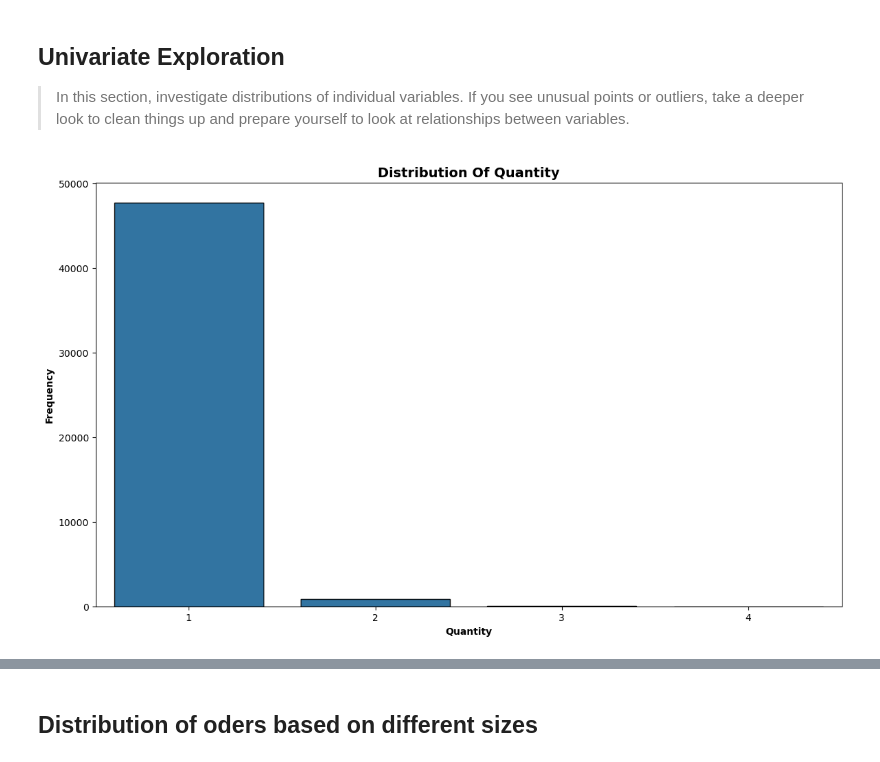
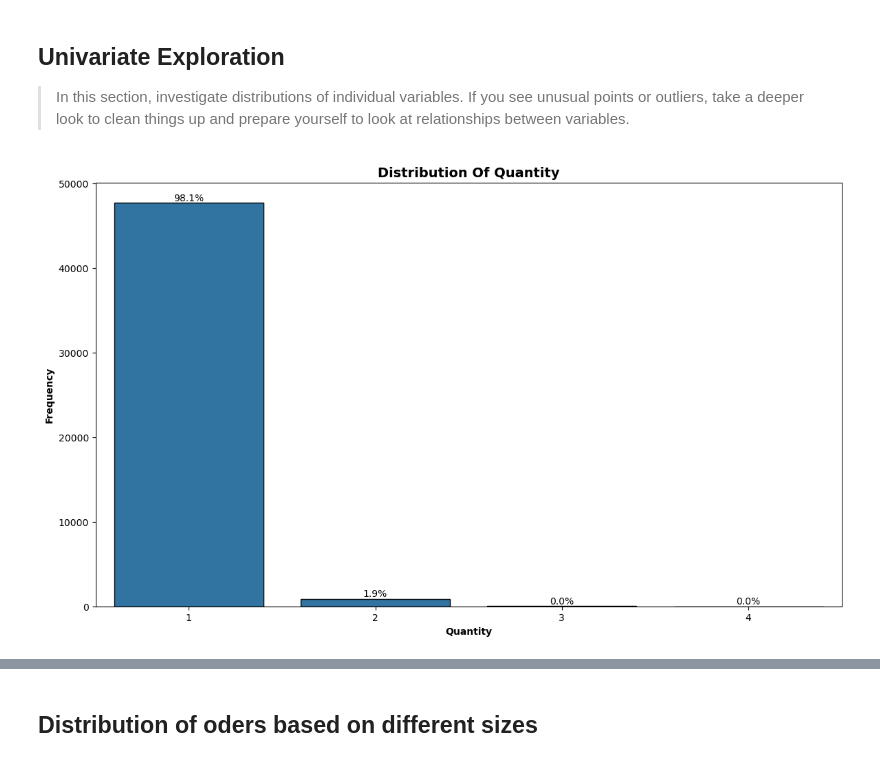
Before and after one commit to kelvinokumu/pizza_sales, a Jupyter notebook: Explanatory.ipynb, the cells around one changed output, grey strips where cells are left out. Cells and saved outputs as stored; diff of their text form; code cells hidden in the pictures.

```diff
--- a/Explanatory.ipynb
+++ b/Explanatory.ipynb
@@ -214,7 +193,3 @@ Name: price, dtype: float64
 # %% [markdown]
 ## Univariate Exploration
 > In this section, investigate distributions of individual variables. If you see unusual points or outliers, take a deeper look to clean things up and prepare yourself to look at relationships between variables.
-# %%
-CountPlots(data, 'quantity')
-# %% [output]
-[figure, removed]
@@ -221 +218,6 @@ CountPlots(data, 'quantity')
+# %%
+CountPlotsWithValues(data, 'quantity', value_type='percentage')
+plt.show()
+# %% [output]
+[figure, added]
 # %%
```
Also changed, not shown: parts of 19 cells of this notebook, 1 other file.
